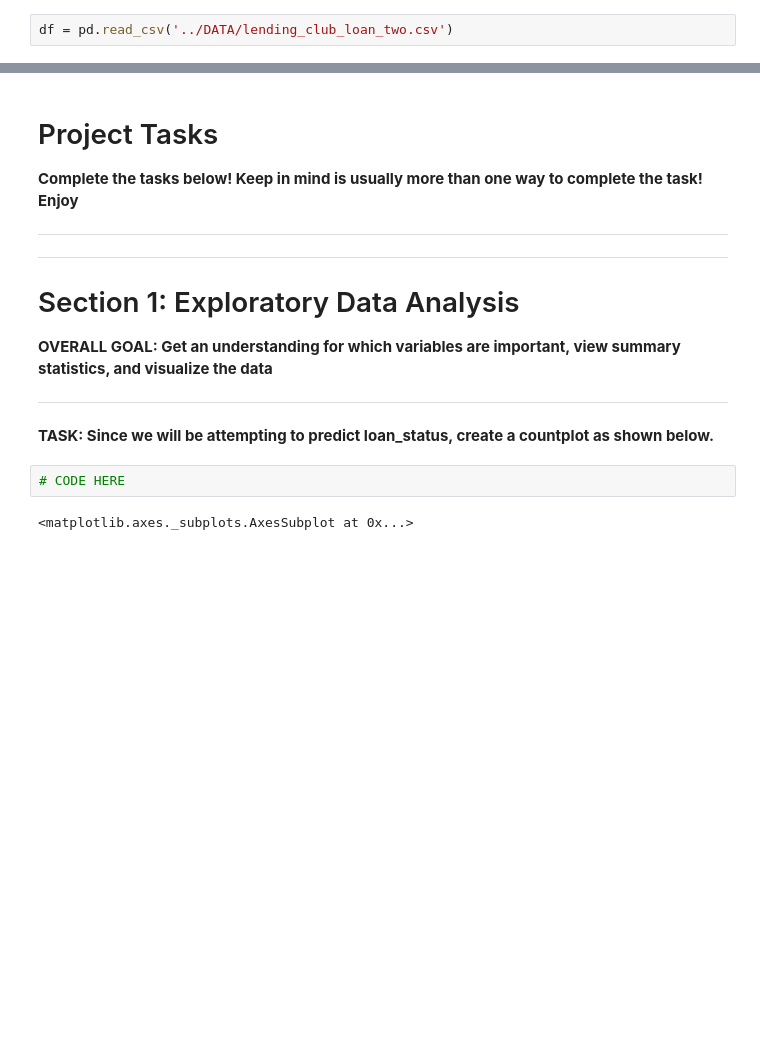
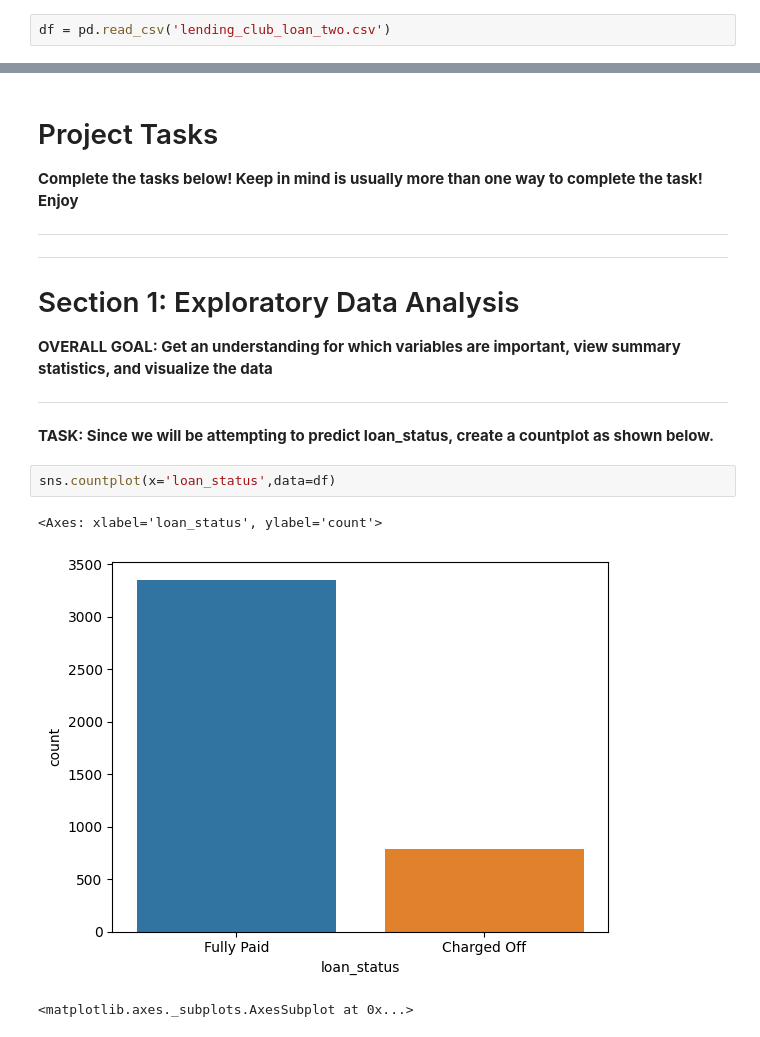
Before and after one commit to o-bissing/TF_Udemy, a Jupyter notebook: 03_Keras_Project_Exercise.ipynb, the cells around one changed output, grey strips where cells are left out. Saved outputs shown, nothing was run; the diff lists cells and outputs as text; blank space fills up the shorter version.

```diff
--- a/03_Keras_Project_Exercise.ipynb
+++ b/03_Keras_Project_Exercise.ipynb
@@ -211,7 +211,7 @@ import seaborn as sns
 # might be needed depending on your version of Jupyter
 %matplotlib inline
 # %%
-df = pd.read_csv('../DATA/lending_club_loan_two.csv')
+df = pd.read_csv('lending_club_loan_two.csv')
 # %%
 df.info()
 # %% [output]
@@ -248,8 +248,11 @@ memory usage: 81.6+ MB
 ----
 # %% [markdown]
 **TASK: Since we will be attempting to predict loan_status, create a countplot as shown below.**
-# %%
-# CODE HERE
+# %%
+sns.countplot(x='loan_status',data=df)
+# %% [output]
+<Axes: xlabel='loan_status', ylabel='count'>
+[figure, added]
 # %%
 # %% [output]
 <matplotlib.axes._subplots.AxesSubplot at 0x...>
```
Also changed, not shown: parts of 11 cells of this notebook.
